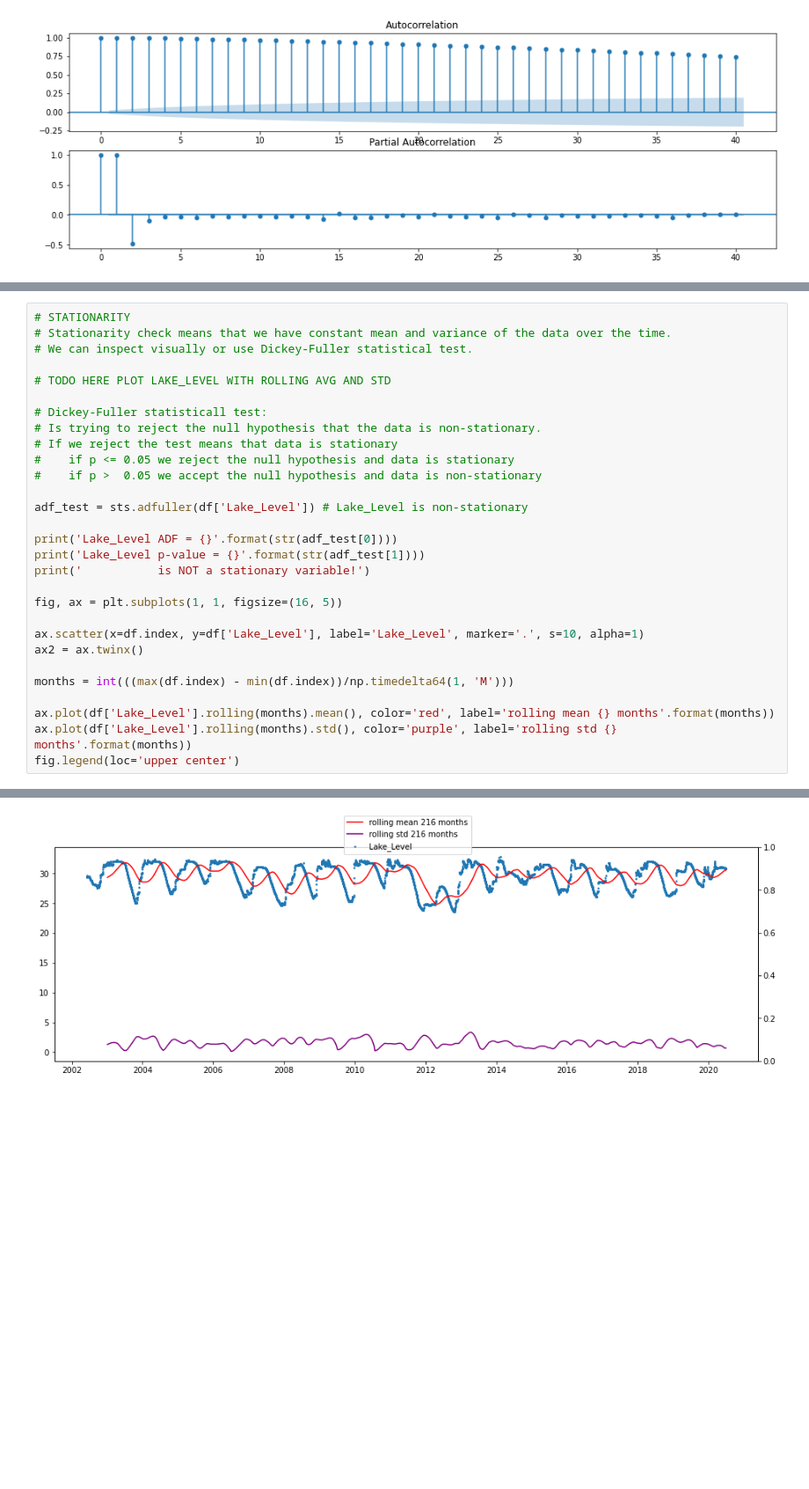
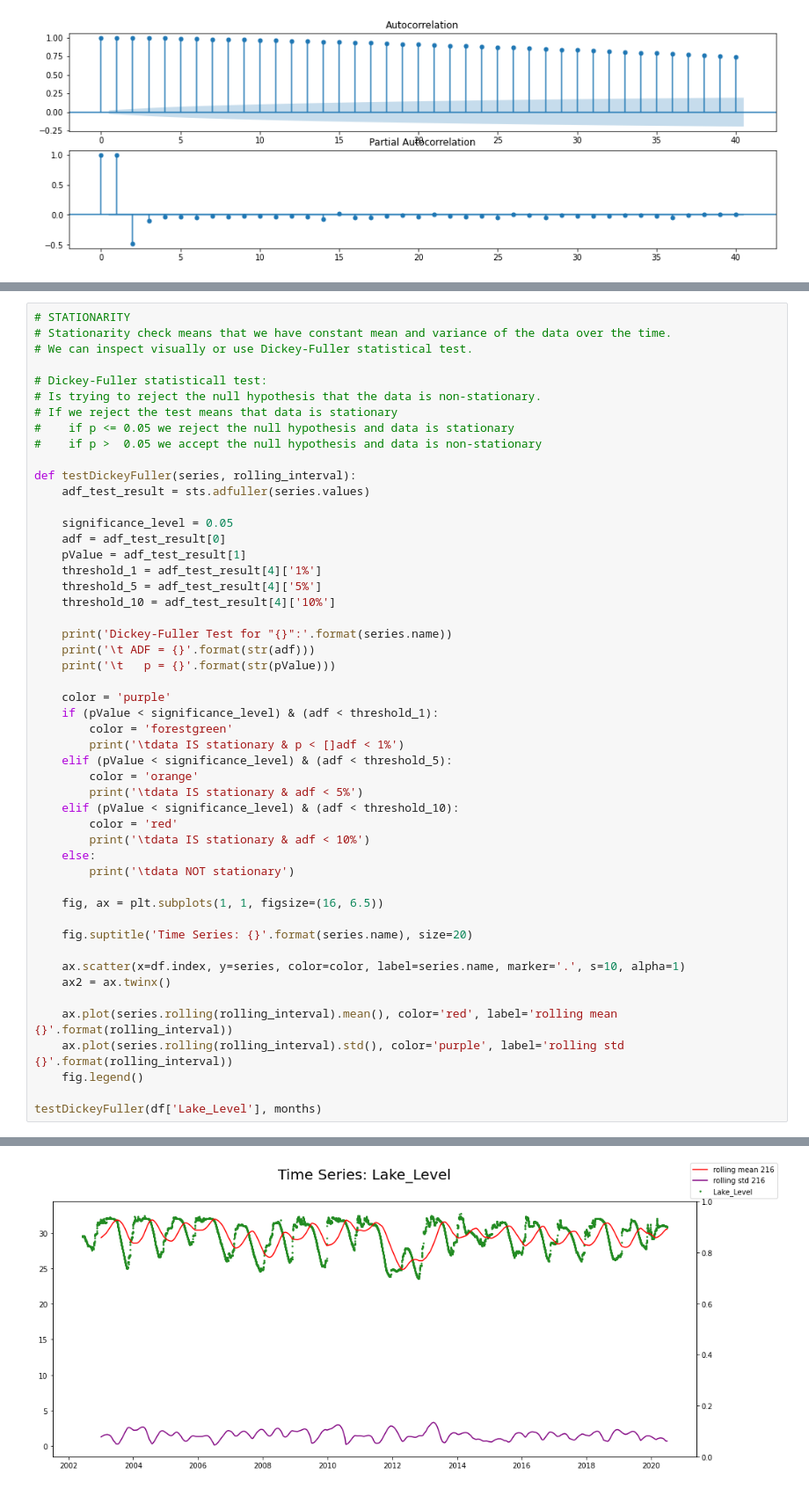
Before and after one commit to KlemenKozelj/master_thesis, a Jupyter notebook: 02_Lake_Bilancino_Time_Series.ipynb, the cells around one changed output, grey strips where cells are left out. Shown at 88% size. Drawn from its saved outputs; the diff is of its cells as text; blank space fills up the shorter version.

```diff
--- a/02_Lake_Bilancino_Time_Series.ipynb
+++ b/02_Lake_Bilancino_Time_Series.ipynb
@@ -70,8 +79,6 @@ Text(0, 0.5, 'Residual')
 # STATIONARITY
 # Stationarity check means that we have constant mean and variance of the data over the time.
 # We can inspect visually or use Dickey-Fuller statistical test.
-
-# TODO HERE PLOT LAKE_LEVEL WITH ROLLING AVG AND STD
 
 # Dickey-Fuller statisticall test:
 # Is trying to reject the null hypothesis that the data is non-stationary.
@@ -79,20 +86,43 @@ Text(0, 0.5, 'Residual')
 #    if p <= 0.05 we reject the null hypothesis and data is stationary
 #    if p >  0.05 we accept the null hypothesis and data is non-stationary
 
-adf_test = sts.adfuller(df['Lake_Level']) # Lake_Level is non-stationary
+def testDickeyFuller(series, rolling_interval):
+    adf_test_result = sts.adfuller(series.values)
 
-print('Lake_Level ADF = {}'.format(str(adf_test[0])))
-print('Lake_Level p-value = {}'.format(str(adf_test[1])))
-print('           is NOT a stationary variable!')
+    significance_level = 0.05
+    adf = adf_test_result[0]
+    pValue = adf_test_result[1]
+    threshold_1 = adf_test_result[4]['1%']
+    threshold_5 = adf_test_result[4]['5%']
+    threshold_10 = adf_test_result[4]['10%']
 
-fig, ax = plt.subplots(1, 1, figsize=(16, 5))
+    print('Dickey-Fuller Test for "{}":'.format(series.name))
+    print('\t ADF = {}'.format(str(adf)))
+    print('\t   p = {}'.format(str(pValue)))
 
-ax.scatter(x=df.index, y=df['Lake_Level'], label='Lake_Level', marker='.', s=10, alpha=1)
-ax2 = ax.twinx()
+    color = 'purple'
+    if (pValue < significance_level) & (adf < threshold_1):
+        color = 'forestgreen'
+        print('\tdata IS stationary & p < []adf < 1%')
+    elif (pValue < significance_level) & (adf < threshold_5):
+        color = 'orange'
+        print('\tdata IS stationary & adf < 5%')
+    elif (pValue < significance_level) & (adf < threshold_10):
+        color = 'red'
+        print('\tdata IS stationary & adf < 10%')
+    else:
+        print('\tdata NOT stationary')
 
-months = int(((max(df.index) - min(df.index))/np.timedelta64(1, 'M')))
+    fig, ax = plt.subplots(1, 1, figsize=(16, 6.5))
 
-ax.plot(df['Lake_Level'].rolling(months).mean(), color='red', label='rolling mean {} months'.format(months))
-ax.plot(df['Lake_Level'].rolling(months).std(), color='purple', label='rolling std {} months'.format(months))
-fig.legend(loc='upper center')
+    fig.suptitle('Time Series: {}'.format(series.name), size=20)
+
+    ax.scatter(x=df.index, y=series, color=color, label=series.name, marker='.', s=10, alpha=1)
+    ax2 = ax.twinx()
+
+    ax.plot(series.rolling(rolling_interval).mean(), color='red', label='rolling mean {}'.format(rolling_interval))
+    ax.plot(series.rolling(rolling_interval).std(), color='purple', label='rolling std {}'.format(rolling_interval))
+    fig.legend()
+
+testDickeyFuller(df['Lake_Level'], months)
 # %% [output]
@@ -103 +133 @@ Lake_Level p-value = 1.4336336890483035e-09
-[figure, old version]
+[figure, new version]
```
Also changed, not shown: parts of 8 cells of this notebook.
